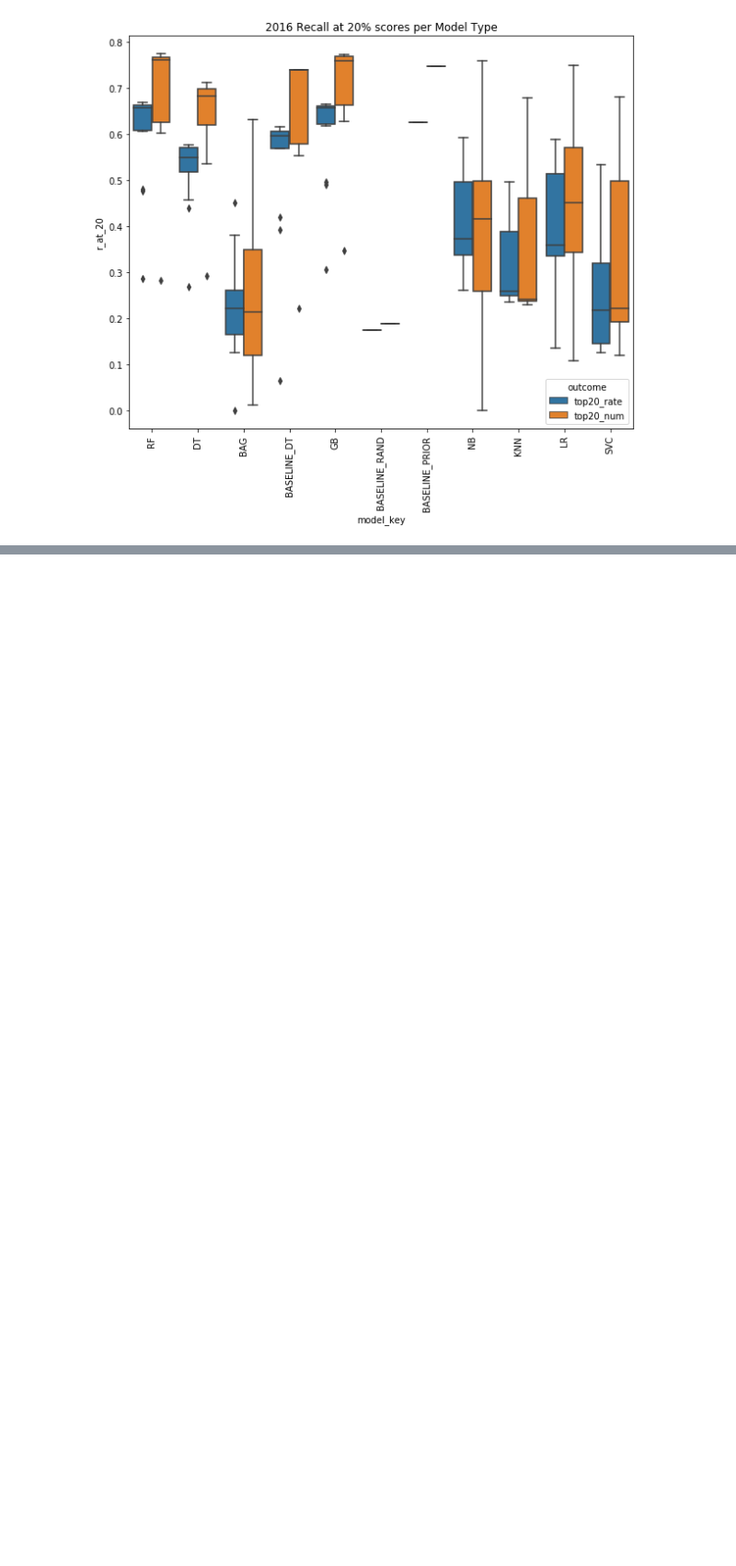
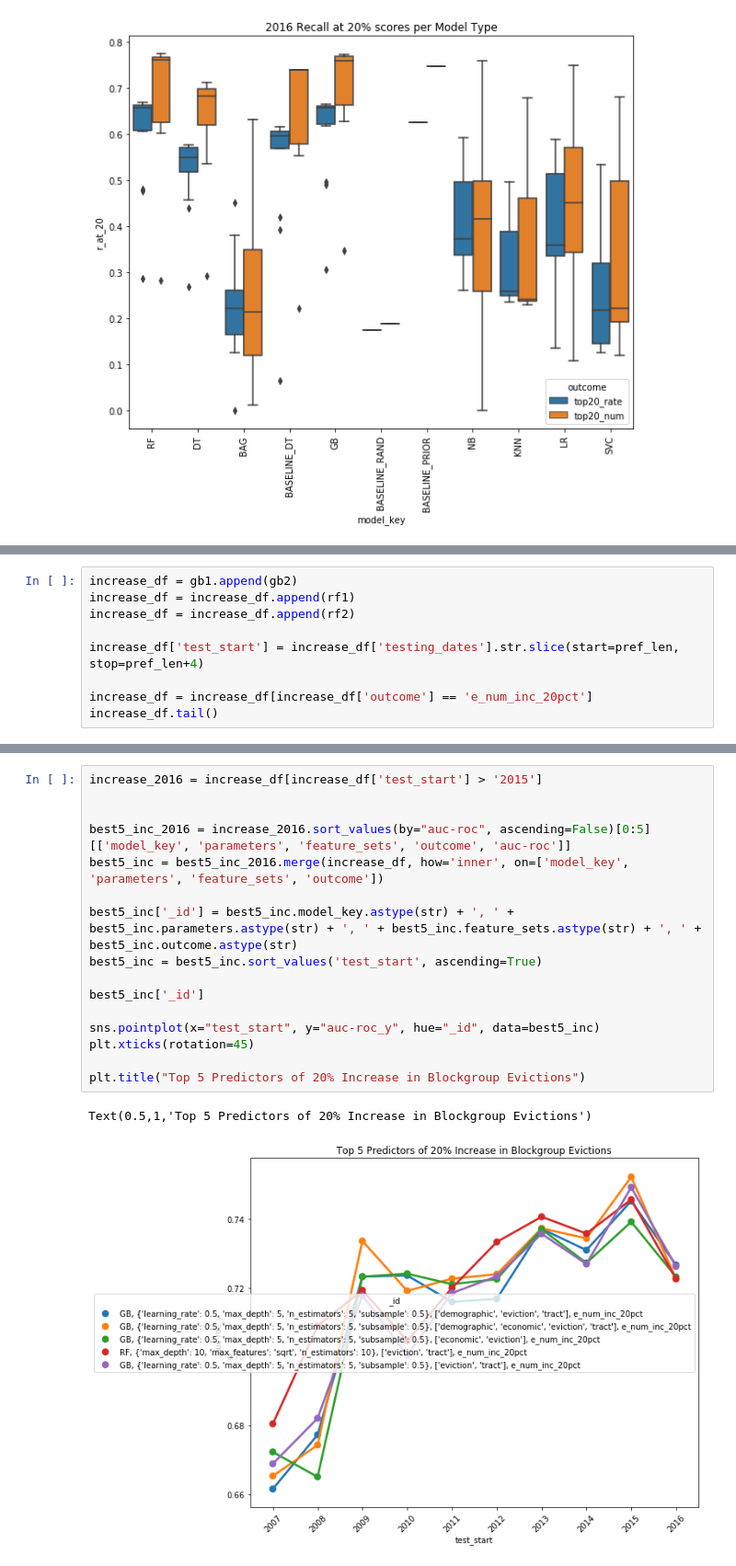
Before and after one commit to justincohler/evictions-learn, a Jupyter notebook: src/Bias Analysis.ipynb, the cells around one changed output, grey strips where cells are left out. Shown: that part at 92% size. Drawn from its saved outputs; the diff is of its cells as text; blank space fills up the shorter version.

```diff
--- a/src/Bias Analysis.ipynb
+++ b/src/Bias Analysis.ipynb
@@ -231,0 +251,9 @@ error: unbalanced parenthesis at position 0
+# %%
+increase_df = gb1.append(gb2)
+increase_df = increase_df.append(rf1)
+increase_df = increase_df.append(rf2)
+
+increase_df['test_start'] = increase_df['testing_dates'].str.slice(start=pref_len, stop=pref_len+4)
+
+increase_df = increase_df[increase_df['outcome'] == 'e_num_inc_20pct']
+increase_df.tail()
@@ -231,0 +268,19 @@ error: unbalanced parenthesis at position 0
+# %%
+increase_2016 = increase_df[increase_df['test_start'] > '2015']
+
+
+best5_inc_2016 = increase_2016.sort_values(by="auc-roc", ascending=False)[0:5][['model_key', 'parameters', 'feature_sets', 'outcome', 'auc-roc']]
+best5_inc = best5_inc_2016.merge(increase_df, how='inner', on=['model_key', 'parameters', 'feature_sets', 'outcome'])
+
+best5_inc['_id'] = best5_inc.model_key.astype(str) + ', ' + best5_inc.parameters.astype(str) + ', ' + best5_inc.feature_sets.astype(str) + ', ' + best5_inc.outcome.astype(str)
+best5_inc = best5_inc.sort_values('test_start', ascending=True)
+
+best5_inc['_id']
+
+sns.pointplot(x="test_start", y="auc-roc_y", hue="_id", data=best5_inc)
+plt.xticks(rotation=45)
+
+plt.title("Top 5 Predictors of 20% Increase in Blockgroup Evictions")
+# %% [output]
+Text(0.5,1,'Top 5 Predictors of 20% Increase in Blockgroup Evictions')
+[figure, added]
```
Also changed, not shown: parts of 5 cells of this notebook.
